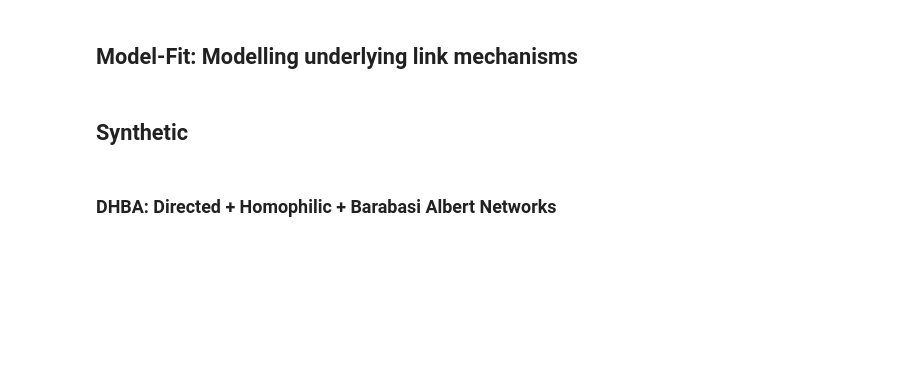
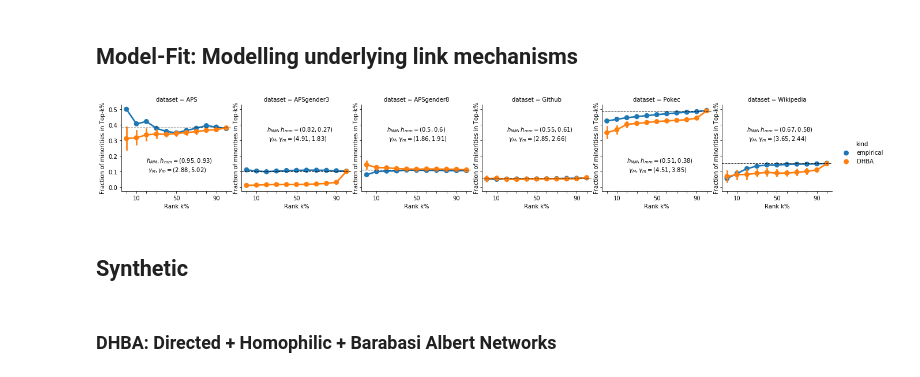
Before and after one commit to gesiscss/Homophilic_Directed_ScaleFree_Networks, a Jupyter notebook: notebooks/5_paper.ipynb, the cells around one changed output. Cells and saved outputs as stored; diff of their text form; code cells hidden in the pictures; blank space fills up the shorter version.

```diff
--- a/notebooks/5_paper.ipynb
+++ b/notebooks/5_paper.ipynb
@@ -106,11 +121,12 @@ df_rank_fit = ranking.rank_fit(df_summary.dataset.unique(), OUTPUT)
 # %%
 df_rank = df_rank_empirical.copy()
 df_rank = df_rank.append(df_rank_fit.copy())
-df_rank = df_rank.query("kind in ['empirical','DHBA']").copy()
 #df_rank.sample(5)
 # %%
 fn = None #os.path.join(PLOTS, 'horizontal_inequality_fit_{}.pdf'.format(BESTMETRIC))
-viz.plot_model_fit(df_rank, df_summary, metric=BESTMETRIC, fn=fn)
+viz.plot_model_fit(df_rank, df_summary, model='DHBA', metric=BESTMETRIC, fn=fn)
+# %% [output]
+[figure, added]
 # %% [markdown]
 <h2>Synthetic</h2>
 # %% [markdown]
```
Also changed, not shown: parts of 8 cells of this notebook.
